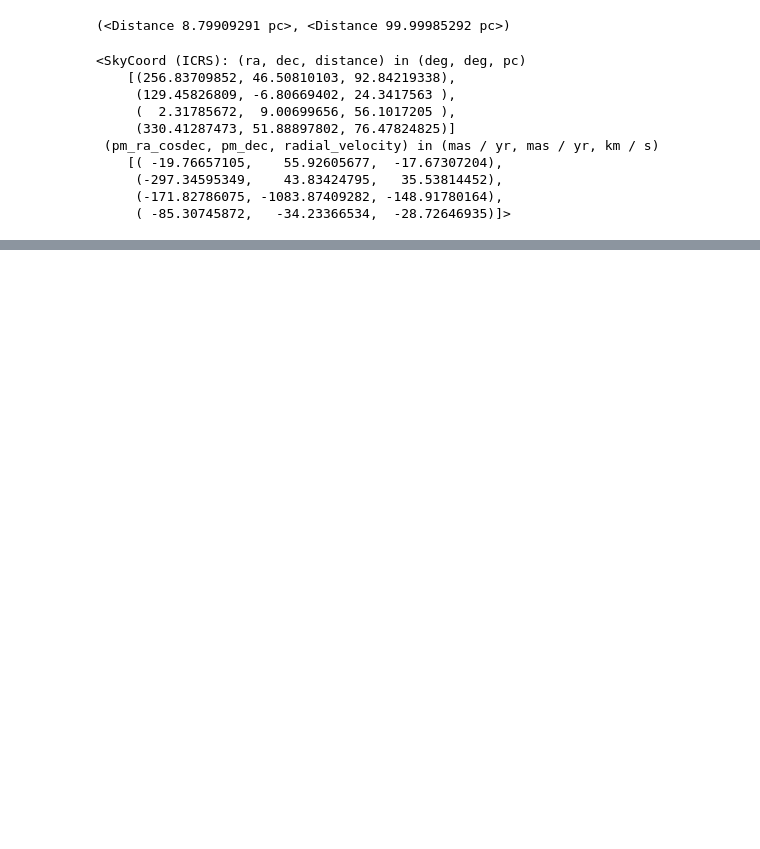
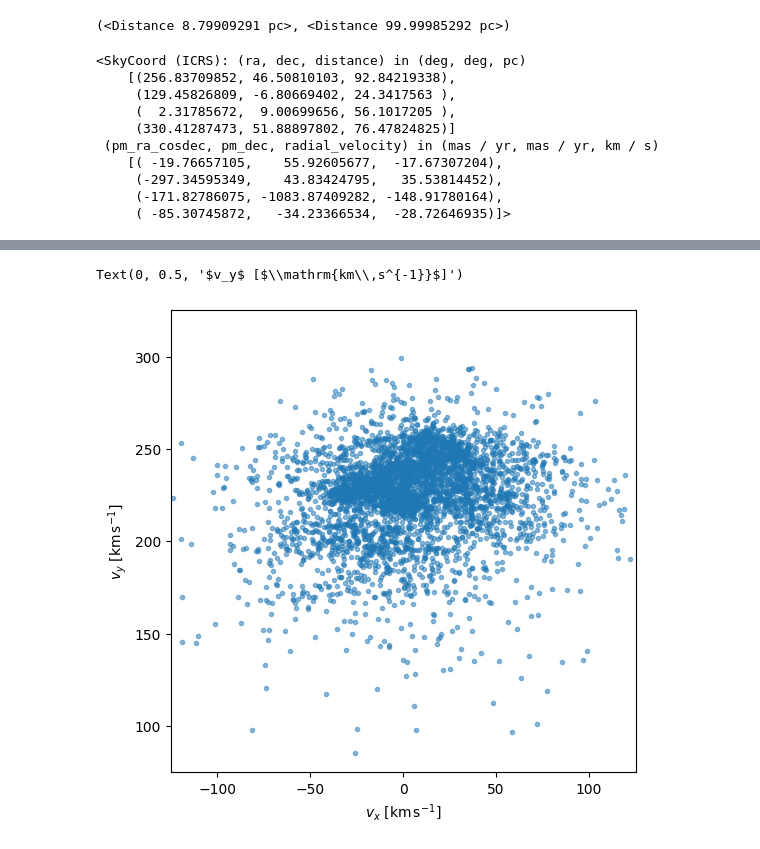
Before and after one commit to khalifardy/astropy_trial, a Jupyter notebook: gaia_galaksi_orbit.ipynb, the cells around one changed output, grey strips where cells are left out. Saved outputs shown, nothing was run; the diff lists cells and outputs as text; code cells hidden in the pictures; blank space fills up the shorter version.

```diff
--- a/gaia_galaksi_orbit.ipynb
+++ b/gaia_galaksi_orbit.ipynb
@@ -72,0 +113,10 @@ c[:4]
+# %%
+fig,ax = plt.subplots(1, 1, figsize=(6, 6))
+ax.plot(galcen.v_x.value, galcen.v_y.value, marker='.', ls='none', alpha=0.5)
+ax.set_xlim(-125, 125)
+ax.set_ylim(200-125, 200+125)
+ax.set_xlabel('$v_x$ [{0:latex_inline}]'.format(u.km/u.s))
+ax.set_ylabel('$v_y$ [{0:latex_inline}]'.format(u.km/u.s))
+# %% [output]
+Text(0, 0.5, '$v_y$ [$\\mathrm{km\\,s^{-1}}$]')
+[figure, added]
```
Also changed, not shown: parts of 21 cells of this notebook.
